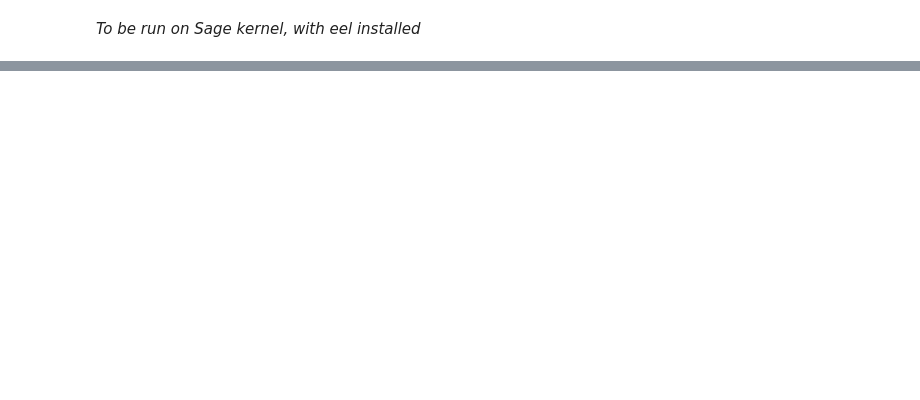
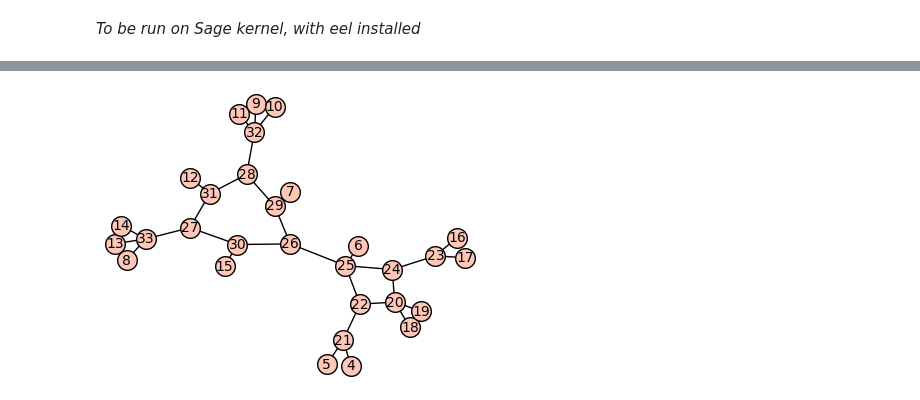
Before and after one commit to Diagrammatics-Web/hpg-lib, a Jupyter notebook: server.ipynb, the cells around one changed output, grey strips where cells are left out. Saved outputs shown, nothing was run; the diff lists cells and outputs as text; code cells hidden in the pictures; blank space fills up the shorter version.

Commit message:
method for conversion to sage w/ loss of some features

```diff
--- a/server.ipynb
+++ b/server.ipynb
@@ -1,5 +1,10 @@
 # %% [markdown]
 *To be run on Sage kernel, with eel installed*
+# %%
+# retreive example data for constructor
+from examples import get_example
+g = get_example()
+exposed_fns = set()
 # %%
 import eel
 from IPython.display import IFrame
@@ -9,14 +12,15 @@ exposed_fns = set()
 import eel
 from IPython.display import IFrame
 
-
 class App:
-    def __init__(self, exposed_fns):
+    def __init__(self, graph={}, exposed_fns=set()):
+        """Initialize Eel, set web files directory, and expose new functions"""
         eel.init('src')
 
         # state variables
         self.server_on = False
         self.iframe = None
+        self.graph = graph
 
         # expose functions
         self.eel_fns = self._get_eel_fns()
@@ -26,8 +30,7 @@ class App:
                 exposed_fns.add(name)
 
     def _get_eel_fns(self):
-        def new_graph(v):
-            self.g = Graph({i:[] for i in range(int(v))})
+        """Return dict of functions to be exposed to JS"""
 
         def update_server_status(state):
             self.server_on = state
@@ -39,18 +42,25 @@ class App:
         def print_from_js(data):
             print(data)
 
+        def save_graph(g):
+            self.graph = g
+            print(g)
+
+        def get_graph():
+            return self.graph
+
         # return dict of functions
         return {
-            'new_graph': new_graph,
             'update_server_status': update_server_status,
             'print_from_js': print_from_js,
+            'save_graph': save_graph,
+            'get_graph': get_graph,
         }
 
     def lifetime_thread(self):
+        """Run Eel thread for lifetime of app, checking for server status"""
         # attempt to display app until get feedback from JS
         while self.server_on == False:
-
-            # uncomment to display iframe
             # self.iframe = IFrame(src="http://localhost:8000/draw.html",width=900,height=700)
             # display(self.iframe)
 
@@ -61,13 +71,27 @@ class App:
             eel.sleep(0.5)
 
     def start(self):
+        """Instantiate Eel server and lifetime thread"""
         # start server
         eel.start('draw.html', mode=None, block=False)
 
         # run lifetime thread
         self.lifetime_thread()
+
+    # function to return graph in Sage
+    def conv_to_sage(self):
+        """Return graph in Sage"""
+        # build graph dict
+        g_dict = {}
+        for v in self.graph['vertices']:
+            g_dict[v['id']] = []
+        for e in self.graph['edges']:
+            g_dict[e['sourceId']].append(e['targetId'])
+
+        return Graph(g_dict)
 # %%
-app = App(exposed_fns)
+app = App(graph=g,
+          exposed_fns=exposed_fns)
 # %%
 app.start()
 # %% [output]
@@ -78,0 +120,5 @@ KeyboardInterrupt:
+# %%
+g = app.conv_to_sage()
+g.show()
+# %% [output]
+[figure, added]
```
Also changed, not shown: parts of 3 cells of this notebook, 1 other file.
